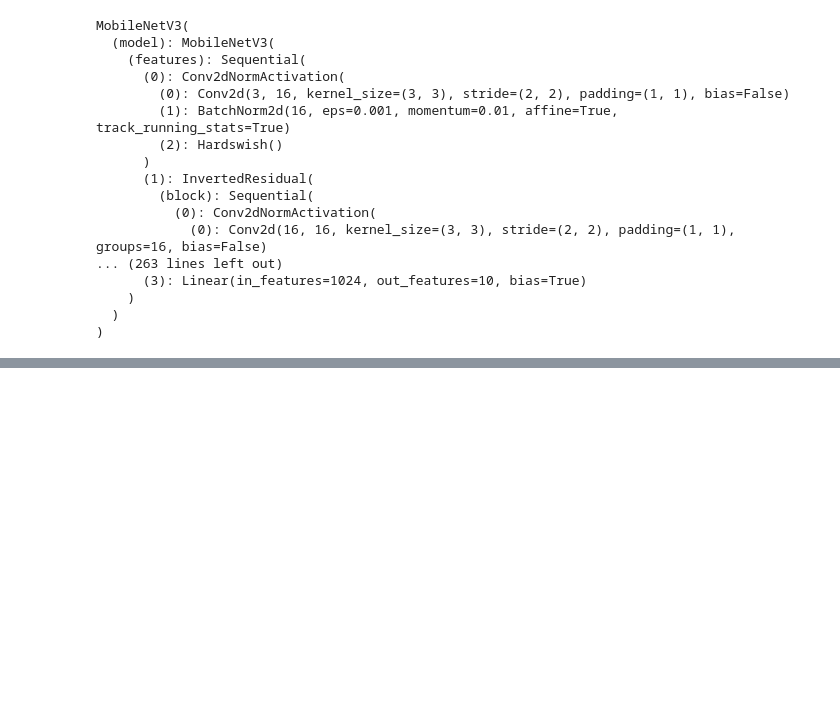
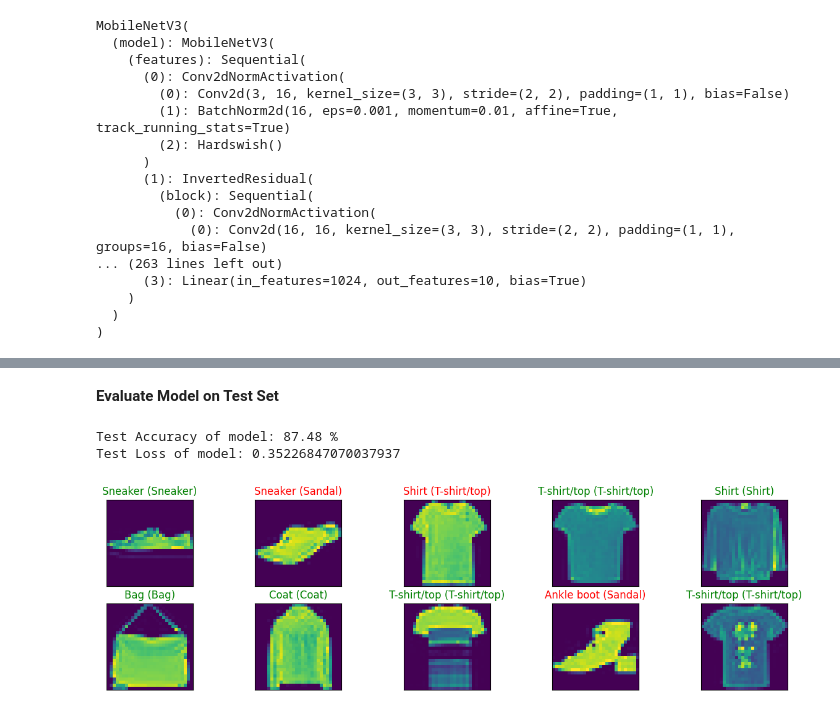
Before and after one commit to mosahle7/ML, a Jupyter notebook: Fashon_MNIST_using_MobileNetV3.ipynb, the cells around one changed output, grey strips where cells are left out. Saved outputs shown, nothing was run; the diff lists cells and outputs as text; code cells hidden in the pictures; blank space fills up the shorter version.

Commit message:
Accuracy Improved!

```diff
--- a/Fashon_MNIST_using_MobileNetV3.ipynb
+++ b/Fashon_MNIST_using_MobileNetV3.ipynb
@@ -158,0 +186,12 @@ MobileNetV3(
+# %%
+loss_fn = nn.CrossEntropyLoss()
+optimizer = optim.Adam(model.parameters(), lr=0.002)
+# %%
+if torch.cuda.is_available():
+  device = torch.device("cuda")
+elif torch.backends.mps.is_available():
+    device = torch.device("mps")
+else:
+    device = torch.device("cpu")
+
+print(f"Using device: {device}")
@@ -158,0 +288,45 @@ MobileNetV3(
+# %% [markdown]
+**Evaluate Model on Test Set**
+# %%
+crct = 0
+total = 0
+loss = 0
+
+for images, labels in testloader:
+  images = images.to(device)
+  labels = labels.to(device)
+
+  outputs = model(images)
+  loss += loss_fn(outputs, labels).item()
+
+  _, predicted = torch.max(outputs.data, 1)
+
+  total += labels.size(0)
+  crct += (predicted == labels).sum().item()
+
+
+print("Test Accuracy of model: {} %".format(100*crct/total))
+print("Test Loss of model: {}".format(loss/len(testloader)))
+# %% [output]
+Test Accuracy of model: 87.48 %
+Test Loss of model: 0.35226847070037937
+# %%
+images, labels = next(iter(testloader))
+
+images = images.to(device)
+labels = labels.to(device)
+
+outputs = model(images)
+_, predicted = torch.max(outputs.data, 1)
+
+fig = plt.figure(figsize=(15,4))
+
+for idx in np.arange(min(10, len(images))):
+    ax = fig.add_subplot(2, 10 // 2, idx + 1, xticks=[], yticks=[])
+    ax.imshow(np.squeeze(images.cpu()[idx]))
+    ax.set_title(
+        "{} ({})".format(get_class_name(predicted[idx]), get_class_name(labels[idx])),
+        color=("green" if predicted[idx] == labels[idx] else "red"),
+    )
+# %% [output]
+[figure, added]
```
Also changed, not shown: parts of 8 cells of this notebook.
